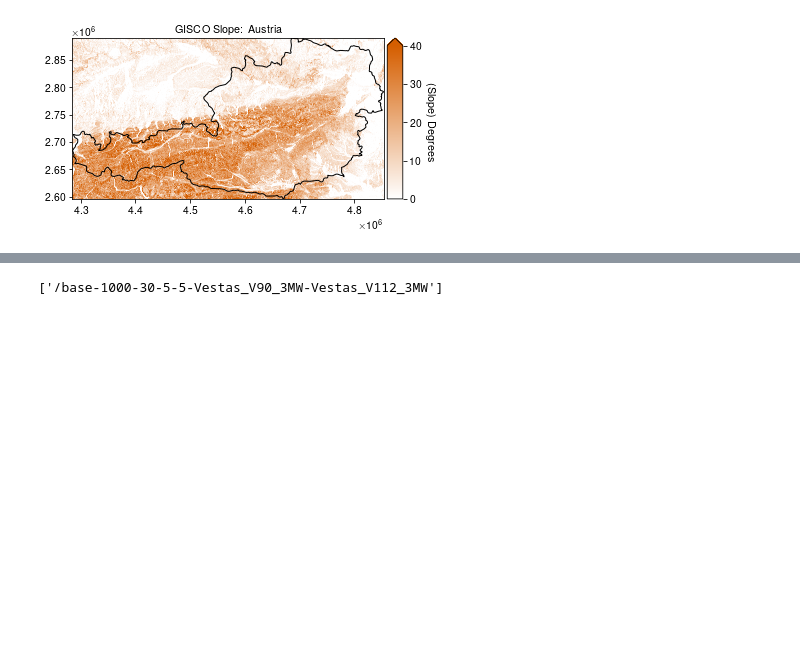
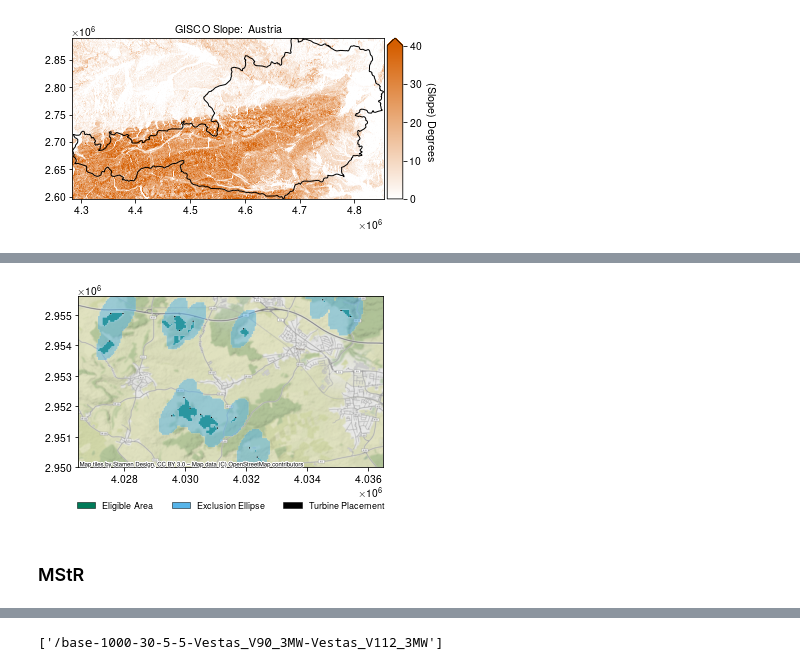
Before and after one commit to calvintr/windgenpotential, a Jupyter notebook: analysis.ipynb, the cells around one changed output, grey strips where cells are left out. Saved outputs shown, nothing was run; the diff lists cells and outputs as text; code cells hidden in the pictures; blank space fills up the shorter version.

```diff
--- a/analysis.ipynb
+++ b/analysis.ipynb
@@ -316,0 +473,10 @@ fig.savefig(ROOT + 'results/plots/slope.pdf', dpi = 500)
+# %%
+turbine_dict = {1 : 90, 2 : 112}
+
+tp = geo.place_n_turbines(res = 50,
+                          landuse_av = el,
+                          wind_dir = az[::-1],
+                          turbine_type = tt[::-1], turbine_dict = turbine_dict,
+                          r_radius_factor = 4,
+                          c_radius_factor = 8,
+                          return_ellipses = True)
@@ -316,0 +487,36 @@ fig.savefig(ROOT + 'results/plots/slope.pdf', dpi = 500)
+# %%
+c_transparent = pltc.colorConverter.to_rgba('white',alpha = 0)
+c_lightblue = pltc.colorConverter.to_rgba(clrs['lightblue'],alpha = .5)
+
+
+cmap_el = pltc.LinearSegmentedColormap.from_list("", [c_transparent,lighten_color(clrs['green'], 1.1)])
+cmap_ellipses = pltc.LinearSegmentedColormap.from_list("", [c_transparent, c_lightblue])
+cmap_turbine = pltc.LinearSegmentedColormap.from_list("", [c_transparent, 'black'])
+
+
+
+fig, ax = plt.subplots(figsize = figsize(1))
+
+
+ax.set_ylim(2950000, 2955600)
+ax.set_xlim(4026500, 4036500)
+
+bm = cx.add_basemap(ax, crs = 'EPSG:3035', zoom = 14, attribution_size = 6)
+
+#bm = ax
+
+show(el, transform = transform, ax = bm, cmap = cmap_el)
+show(tp[2], transform = transform, ax = bm , cmap = cmap_ellipses)
+show(tp[1], transform = transform, ax = bm, cmap = cmap_turbine, alpha = 1)
+
+
+patches = [mpatches.Patch(facecolor=c, edgecolor = 'k', lw = .5, label=l) for l,c in zip(['Eligible Area', 'Exclusion Ellipse', 'Turbine Placement'],[lighten_color(clrs['green'], 1.1), clrs['lightblue'], 'black'])]
+ax.legend(handles = patches, loc = 'lower center', ncol = 3, bbox_to_anchor=(0.5, -0.3), frameon=False,  fontsize = 'small')
+
+
+#fig.tight_layout(pad=0.1)
+fig.savefig(ROOT + 'results/plots/placement_example.pdf', bbox_inches = 'tight', dpi = 500)
+# %% [output]
+[figure, added]
+# %% [markdown]
+### MStR
```
Also changed, not shown: parts of 99 cells of this notebook.
